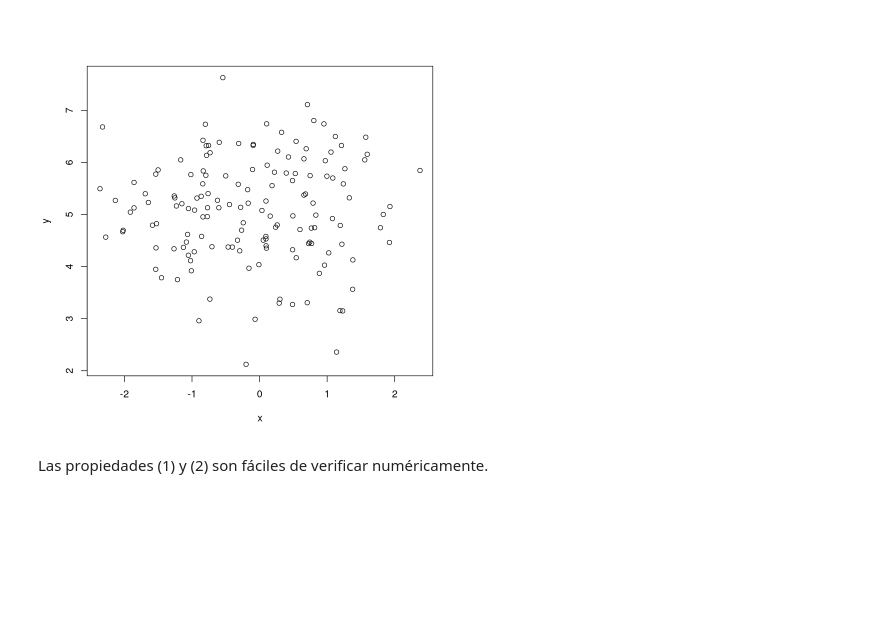
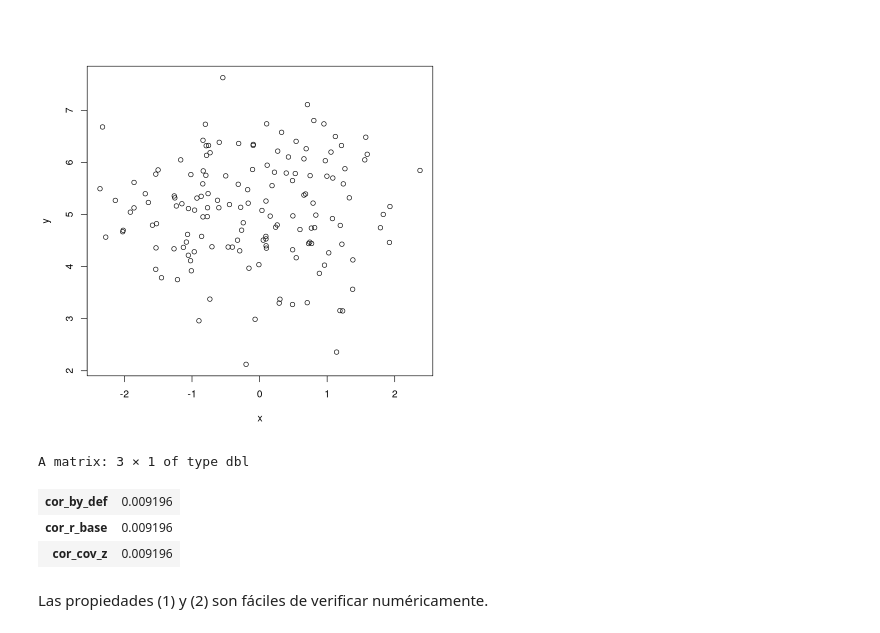
Before and after one commit to jealcalat/Analisis_multivariado-deprecated-, a Jupyter notebook: 1_variables_aleatorias_multivariadas/1.1_correlaciones_covarianzas.ipynb, the cells around one changed output. Drawn from its saved outputs; the diff is of its cells as text; code cells hidden in the pictures; blank space fills up the shorter version.

```diff
--- a/1_variables_aleatorias_multivariadas/1.1_correlaciones_covarianzas.ipynb
+++ b/1_variables_aleatorias_multivariadas/1.1_correlaciones_covarianzas.ipynb
@@ -272,6 +290,30 @@ cat(
 cos theta: 0.009196
       rho: 0.009196
 [figure]
+# %%
+# eq 12: mostrar que la correlación es igual a la covarianza de las variables estandarizadas
+# nota: en R existe la función scale que centre y escala (divide por SD) las variables,
+# pero vamos a hacer la nuestra para ilustrar
+z_score <- function(x) {
+  (x - mean(x)) / sd(x)
+}
+set.seed(89)
+x <- rnorm(150)
+y <- rnorm(150, 5)
+# centrar vectores
+z_x <- z_score(x)
+z_y <- z_score(y)
+
+t(data.frame(
+  cor_by_def = (1 / (length(x) - 1)) * z_x %*% z_y,
+  cor_r_base = cor(x, y),
+  cor_cov_z = cov(z_x, z_y)
+)) |> round(6)
+# %% [output]
+A matrix: 3 × 1 of type dbl
+| cor_by_def | 0.009196 |
+| cor_r_base | 0.009196 |
+| cor_cov_z | 0.009196 |
 # %% [markdown]
 Las propiedades (1) y (2) son fáciles de verificar numéricamente.
 # %%
```
Also changed, not shown: parts of 8 cells of this notebook.
